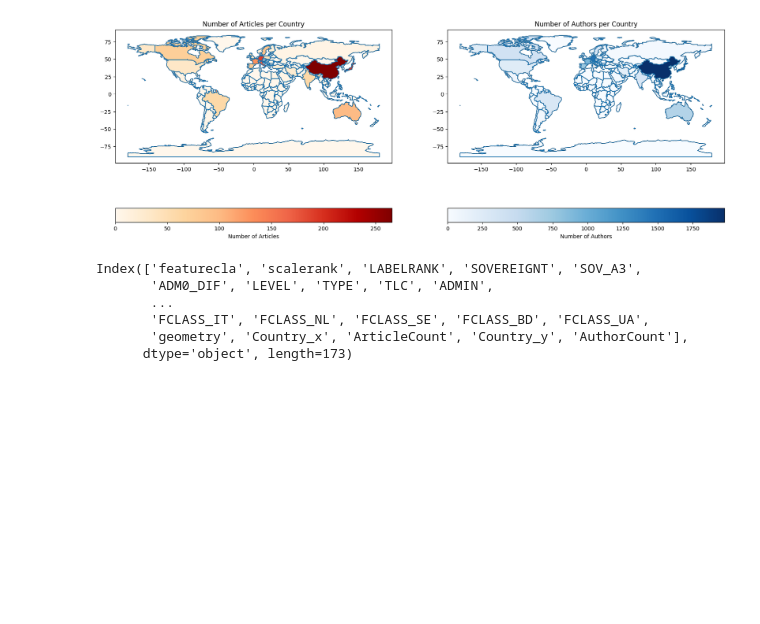
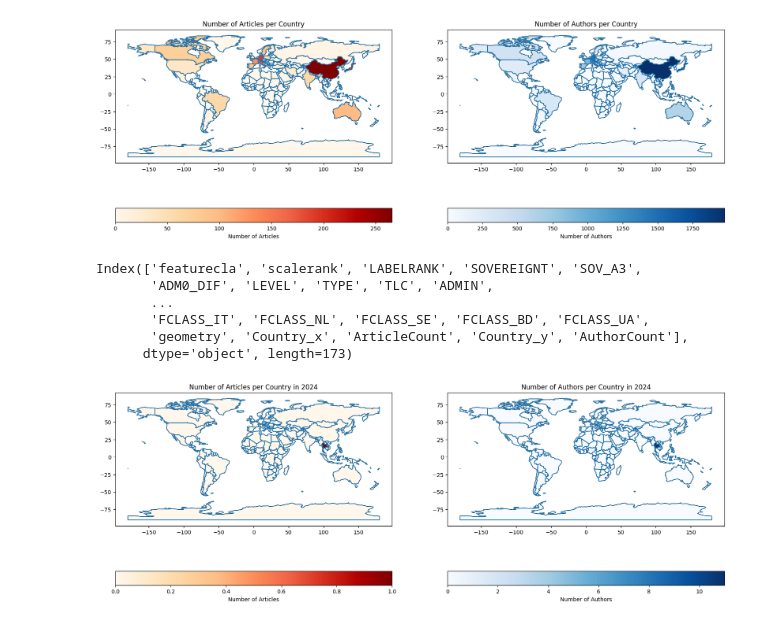
Before and after one commit to Sherryqilin/Assessment2_skills, a Jupyter notebook: Data processing and visualization_qilin.ipynb, the cells around one changed output. Cells and saved outputs as stored; diff of their text form; code cells hidden in the pictures; blank space fills up the shorter version.

Commit message:
A loop is made to display the data of each year sequentially and see the changing trends. A slider has been added to allow you to choose to view author and article data for a certain year.

```diff
--- a/Data processing and visualization_qilin.ipynb
+++ b/Data processing and visualization_qilin.ipynb
@@ -165,3 +169,87 @@ folium.GeoJson(
 
 # 保存地图为 HTML 文件
 m.save('my_map.html')
+# %%
+# 定义函数以从作者的隶属信息中提取国家名
+def extract_country(affiliation):
+    """
+    从作者单位信息中提取国家名。
+    """
+    if pd.isna(affiliation):
+        return "Unknown"
+    try:
+        country = affiliation.split(',')[-1].strip()
+        country = re.sub(r"(University|Institute|Hospital|Department|College|School).*$", "", country).strip()
+        return country
+    except:
+        return "Unknown"
+
+# 定义函数以清理提取出的国家名
+def clean_country_name(country):
+    """
+    清理提取出的国家名。
+    """
+    country = re.sub(r"\..*|\s\-\s.*", "", country)
+    return country
+
+# 应用函数到相关列
+articles['articles_country'] = articles['FirstAuthorAffiliation'].apply(extract_country).apply(clean_country_name)
+authors['authors_country'] = authors['AuthorAffiliation'].apply(extract_country).apply(clean_country_name)
+
+# 定义绘制地图的函数
+def plot_maps_for_year(year, shp_file_path):
+    # 过滤出选定年份的数据
+    filtered_articles = articles[articles['Year'] == year]
+    filtered_authors = authors[authors['PMID'].isin(filtered_articles['PMID'])]
+
+    # 按国家分组并计算文章和作者的数量
+    articles_count = filtered_articles['articles_country'].value_counts().reset_index()
+    articles_count.columns = ['Country', 'ArticleCount']
+    authors_count = filtered_authors['authors_country'].value_counts().reset_index()
+    authors_count.columns = ['Country', 'AuthorCount']
+
+    # 使用 geopandas 读取 .shp 文件
+    world = gpd.read_file('mapdata/ne_110m_admin_0_countries.shp')
+
+    # 将计数与世界地图数据合并
+    world = world.merge(articles_count, left_on='ADMIN', right_on='Country', how='left')
+    world = world.merge(authors_count, left_on='ADMIN', right_on='Country', how='left')
+
+    # 用0填充NaN值
+    world['ArticleCount'] = world['ArticleCount'].fillna(0)
+    world['AuthorCount'] = world['AuthorCount'].fillna(0)
+
+    # 绘制地图：文章数量和作者数量
+    fig, ax = plt.subplots(1, 2, figsize=(20, 10))
+
+    # 文章数量地图
+    world.boundary.plot(ax=ax[0], linewidth=1)
+    world.plot(column='ArticleCount', ax=ax[0], legend=True,
+               legend_kwds={'label': "Number of Articles", 'orientation': "horizontal"},
+               cmap='OrRd', edgecolor='black')
+    ax[0].set_title(f'Number of Articles per Country in {year}')
+
+    # 作者数量地图
+    world.boundary.plot(ax=ax[1], linewidth=1)
+    world.plot(column='AuthorCount', ax=ax[1], legend=True,
+               legend_kwds={'label': "Number of Authors", 'orientation': "horizontal"},
+               cmap='Blues', edgecolor='black')
+    ax[1].set_title(f'Number of Authors per Country in {year}')
+
+    plt.show()
+
+# 获取年份范围
+year_range = articles['Year'].unique()
+year_range.sort()
+
+# 设置.shp文件的路径
+shp_file_path = 'mapdata\ne_110m_admin_0_countries.shp'
+
+# 自动轮流显示每年的数据
+for year in year_range:
+    clear_output(wait=True)  # 清除旧的输出
+    plot_maps_for_year(year, shp_file_path)
+    plt.show()
+    time.sleep(1)  # 每次更新间隔1秒
+# %% [output]
+[figure, added]
```
Also changed, not shown: parts of 2 cells of this notebook, 1 other file.
